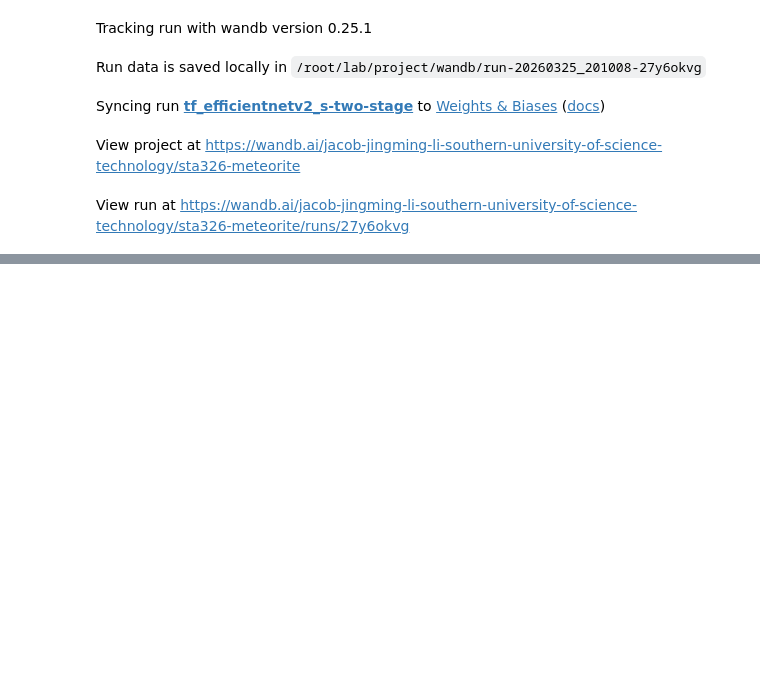
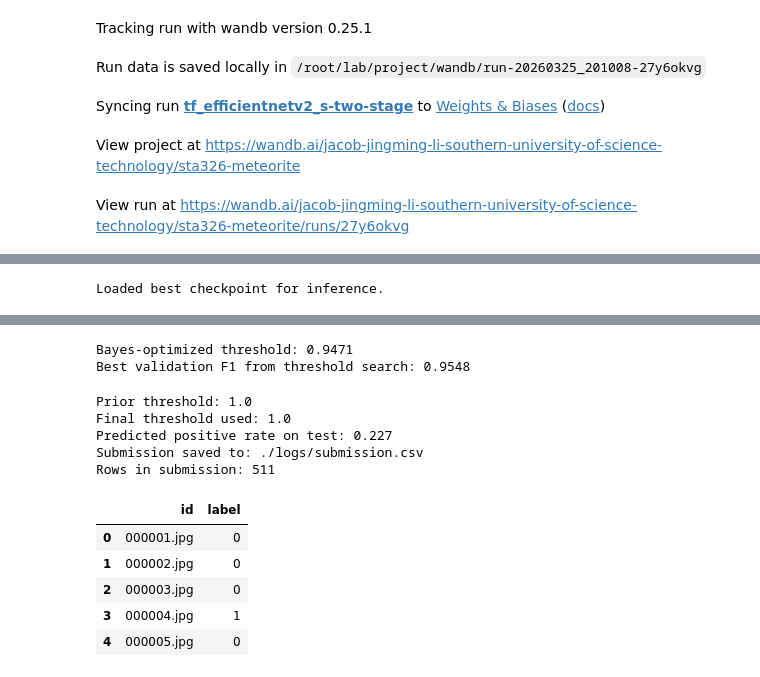
Before and after one commit to ChenGou-zheng/sta326-datasciencepratice-project, a Jupyter notebook: meteorite.ipynb, the cells around one changed output, grey strips where cells are left out. Drawn from its saved outputs; the diff is of its cells as text; code cells hidden in the pictures; blank space fills up the shorter version.

```diff
--- a/meteorite.ipynb
+++ b/meteorite.ipynb
@@ -88,13 +87,8 @@ CFG = {
     'num_workers': 2,
     'val_ratio': 0.2,
     'project_name': 'sta326-meteorite',
-    'run_name': 'tf_efficientnetv2_s-3fold-calibrated',
+    'run_name': 'tf_efficientnetv2_s-two-stage',
     'output_dir': './logs',
-    # Cross-validation + calibration
-    'n_folds': 3,
-    'cv_shuffle': True,
-    'calibration_method': 'platt',
-    'fusion_alpha': 0.7,
     # Pretraining options
     'use_pretrained': True,
     'use_local_pretrained': True,
@@ -123,8 +117,8 @@ CFG = {
     # Keep only one imbalance strategy by default: class-weighted loss.
     'use_weighted_sampler': False,
     'use_class_weighted_loss': True,
-    # Keep for backward compatibility, not used in soft-fusion pipeline.
-    'use_prior_threshold_on_test': False,
+    # If enabled, enforce test-time positive ratio close to test prior.
+    'use_prior_threshold_on_test': True,
 }
 
 os.makedirs(CFG['output_dir'], exist_ok=True)
@@ -1244,0 +922,55 @@ Total validation errors: 77
+# %%
+# Load best checkpoint (optional but recommended before inference)
+if os.path.exists(best_ckpt_path):
+    model.load_state_dict(torch.load(best_ckpt_path, map_location=device))
+    print('Loaded best checkpoint for inference.')
+else:
+    print('Best checkpoint not found, using current model weights.')
+
+# Use Bayesian optimization to find a better decision threshold on validation F1
+val_probs, val_labels = collect_probs_and_labels(model, val_loader, device)
+best_threshold, best_f1_from_bayes = optimize_threshold_bayes(
+    y_true=val_labels,
+    y_prob=val_probs,
+    n_trials=CFG['bayes_threshold_trials'],
+)
+print('Bayes-optimized threshold:', round(best_threshold, 4))
+print('Best validation F1 from threshold search:', round(best_f1_from_bayes, 4))
+
+# Prior-constrained threshold on test distribution
+id_to_prob = collect_test_prob_map(
+    model,
+    test_loader,
+    device,
+    use_tta=CFG['use_tta'],
+    tta_mode=CFG['tta_mode'],
+    tta_views=CFG['tta_views'],
+)
+test_probs = np.array(list(id_to_prob.values()), dtype=np.float32)
+target_pos_rate = float(CFG['test_class_prior'][1])
+prior_threshold = float(np.quantile(test_probs, 1.0 - target_pos_rate))
+
+if CFG['use_prior_threshold_on_test']:
+    final_threshold = max(best_threshold, prior_threshold)
+else:
+    final_threshold = best_threshold
+
+id_to_pred = {img_id: int(prob >= final_threshold) for img_id, prob in id_to_prob.items()}
+pred_pos_rate = float(np.mean(list(id_to_pred.values())))
+
+print('TTA enabled:', CFG['use_tta'])
+print('TTA mode/views:', CFG['tta_mode'], CFG['tta_views'])
+print('Prior threshold:', round(prior_threshold, 4))
+print('Final threshold used:', round(final_threshold, 4))
+print('Predicted positive rate on test:', round(pred_pos_rate, 4))
+
+# Export submission.csv
+_, template_csv_path = resolve_test_paths(DATA_ROOT)
+submission_path = os.path.join(CFG['output_dir'], 'submission.csv')
+submission_df = make_submission(id_to_pred, template_csv_path, submission_path)
+
+print('Submission saved to:', submission_path)
+print('Rows in submission:', len(submission_df))
+display(submission_df.head())
+# %% [output]
+Loaded best checkpoint for inference.
@@ -1244,0 +994,13 @@ Total validation errors: 77
+Bayes-optimized threshold: 0.9471
+Best validation F1 from threshold search: 0.9548
+Prior threshold: 1.0
+Final threshold used: 1.0
+Predicted positive rate on test: 0.227
+Submission saved to: ./logs/submission.csv
+Rows in submission: 511
+|  | id | label |
+| 0 | 000001.jpg | 0 |
+| 1 | 000002.jpg | 0 |
+| 2 | 000003.jpg | 0 |
+| 3 | 000004.jpg | 1 |
+| 4 | 000005.jpg | 0 |
```
Also changed, not shown: parts of 15 cells of this notebook, 2 other files.
